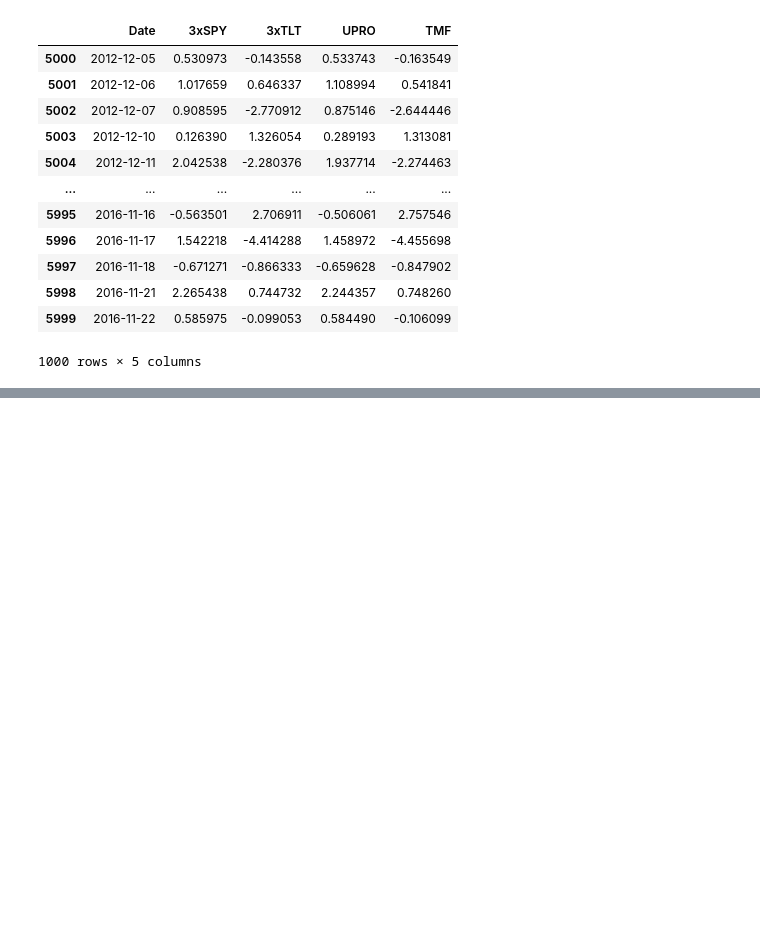
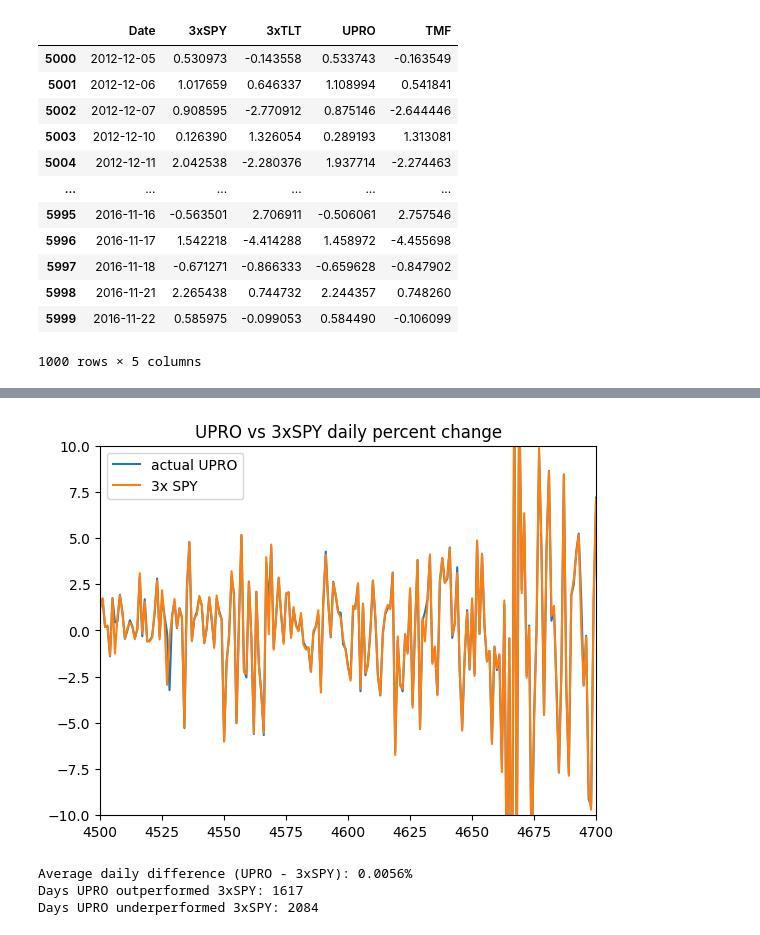
Before and after one commit to oTaira/BTBJ, a Jupyter notebook: BTBJ.ipynb, the cells around one changed output, grey strips where cells are left out. Drawn from its saved outputs; the diff is of its cells as text; code cells hidden in the pictures; blank space fills up the shorter version.

```diff
--- a/BTBJ.ipynb
+++ b/BTBJ.ipynb
@@ -340,0 +366,22 @@ complete_df[5000:6000]
+# %%
+plt.plot(complete_df["UPRO"], label ="actual UPRO")
+plt.plot(complete_df["3xSPY"], label = "3x SPY")
+plt.xlim(4500,4700)
+plt.ylim(-10,10)
+plt.title("UPRO vs 3xSPY daily percent change")
+plt.legend()
+plt.show()
+# %% [output]
+[figure, added]
+# %%
+average_diff = complete_df['UPRO_3xSPY diff'].mean()
+upro_outperform_count = (complete_df['UPRO_3xSPY diff'] > 0).sum()
+upro_underperform_count = (complete_df['UPRO_3xSPY diff'] < 0).sum()
+
+print(f"Average daily difference (UPRO - 3xSPY): {average_diff:.4f}%")
+print(f"Days UPRO outperformed 3xSPY: {upro_outperform_count}")
+print(f"Days UPRO underperformed 3xSPY: {upro_underperform_count}")
+# %% [output]
+Average daily difference (UPRO - 3xSPY): 0.0056%
+Days UPRO outperformed 3xSPY: 1617
+Days UPRO underperformed 3xSPY: 2084
```
Also changed, not shown: parts of 2 cells of this notebook.
